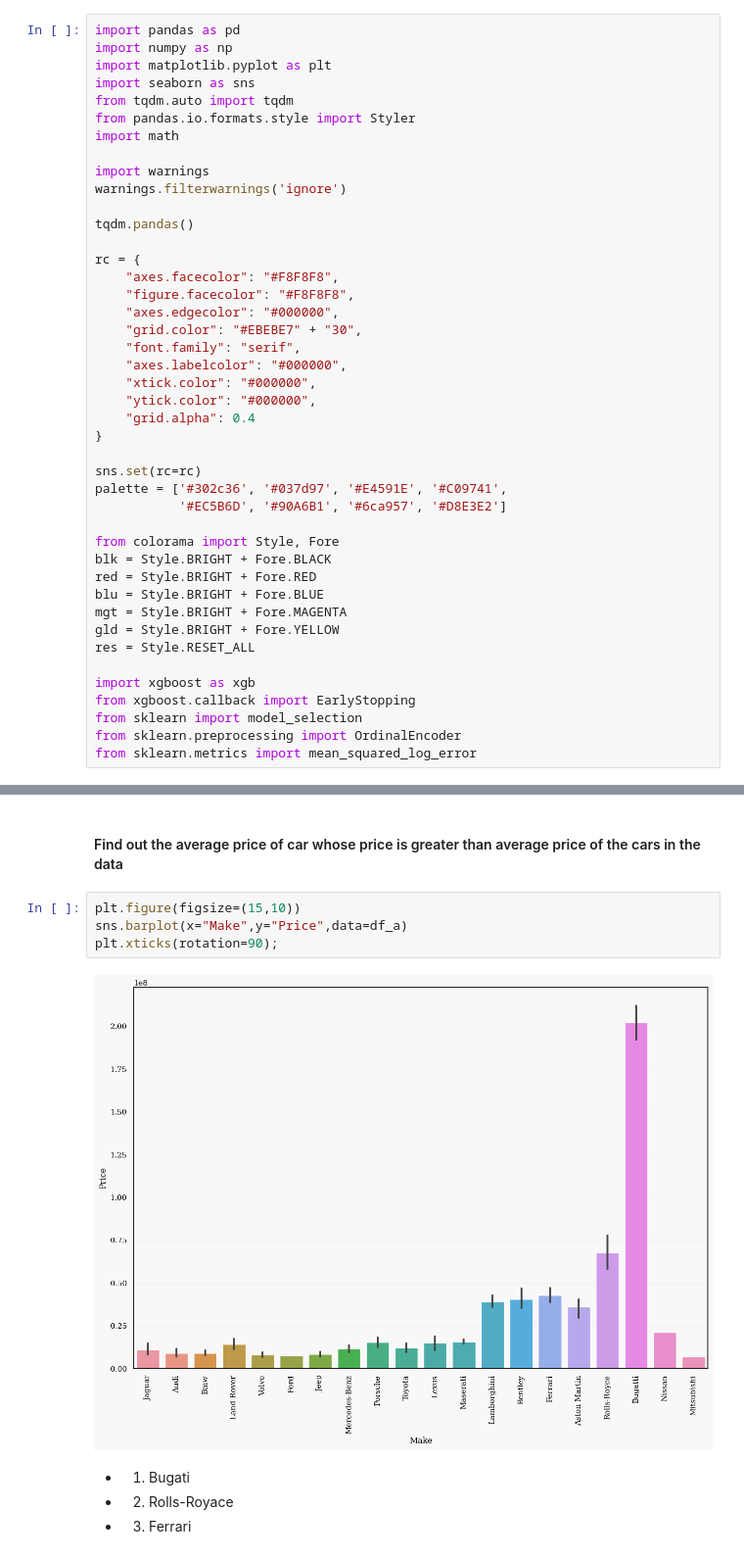
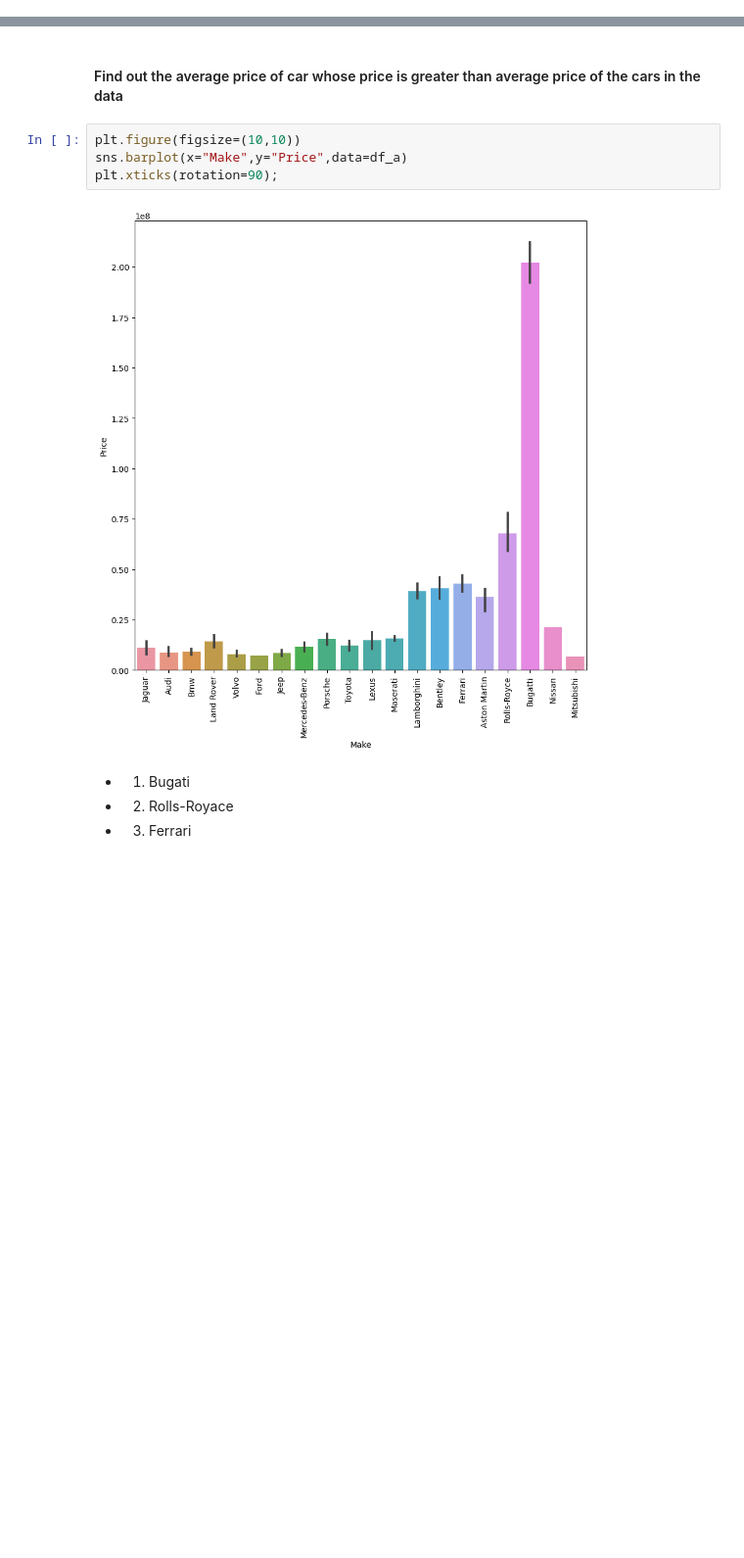
Before and after one commit to Rupanshi30/EDA, a Jupyter notebook: car-exshowroom-price-india-2022.ipynb, the cells around one changed output, grey strips where cells are left out. Shown at 98% size. Drawn from its saved outputs; the diff is of its cells as text; blank space fills up the shorter version.

```diff
--- a/car-exshowroom-price-india-2022.ipynb
+++ b/car-exshowroom-price-india-2022.ipynb
@@ -20,46 +20,3 @@ for dirname, _, filenames in os.walk('/kaggle/input'):
 # You can also write temporary files to /kaggle/temp/, but they won't be saved outside of the current session
 # %% [output]
 /kaggle/input/exshowroom-price/cars_engage_2022 (1).csv
-# %%
-import pandas as pd
-import numpy as np
-import matplotlib.pyplot as plt
-import seaborn as sns
-from tqdm.auto import tqdm
-from pandas.io.formats.style import Styler
-import math
-
-import warnings
-warnings.filterwarnings('ignore')
-
-tqdm.pandas()
-
-rc = {
-    "axes.facecolor": "#F8F8F8",
-    "figure.facecolor": "#F8F8F8",
-    "axes.edgecolor": "#000000",
-    "grid.color": "#EBEBE7" + "30",
-    "font.family": "serif",
-    "axes.labelcolor": "#000000",
-    "xtick.color": "#000000",
-    "ytick.color": "#000000",
-    "grid.alpha": 0.4
-}
-
-sns.set(rc=rc)
-palette = ['#302c36', '#037d97', '#E4591E', '#C09741',
-           '#EC5B6D', '#90A6B1', '#6ca957', '#D8E3E2']
-
-from colorama import Style, Fore
-blk = Style.BRIGHT + Fore.BLACK
-red = Style.BRIGHT + Fore.RED
-blu = Style.BRIGHT + Fore.BLUE
-mgt = Style.BRIGHT + Fore.MAGENTA
-gld = Style.BRIGHT + Fore.YELLOW
-res = Style.RESET_ALL
-
-import xgboost as xgb
-from xgboost.callback import EarlyStopping
-from sklearn import model_selection
-from sklearn.preprocessing import OrdinalEncoder
-from sklearn.metrics import mean_squared_log_error
@@ -1067,11 +1021,11 @@ Name: Make, dtype: int64
 # %% [markdown]
 #### Find out the average price of car whose price is greater than average price of the cars in the data
 # %%
-plt.figure(figsize=(15,10))
+plt.figure(figsize=(10,10))
 sns.barplot(x="Make",y="Price",data=df_a)
 plt.xticks(rotation=90);
 # %% [output]
-[figure, old version]
+[figure, new version]
 # %% [markdown]
 - 1. Bugati
 - 2. Rolls-Royace
```
Also changed, not shown: parts of 80 cells of this notebook.
